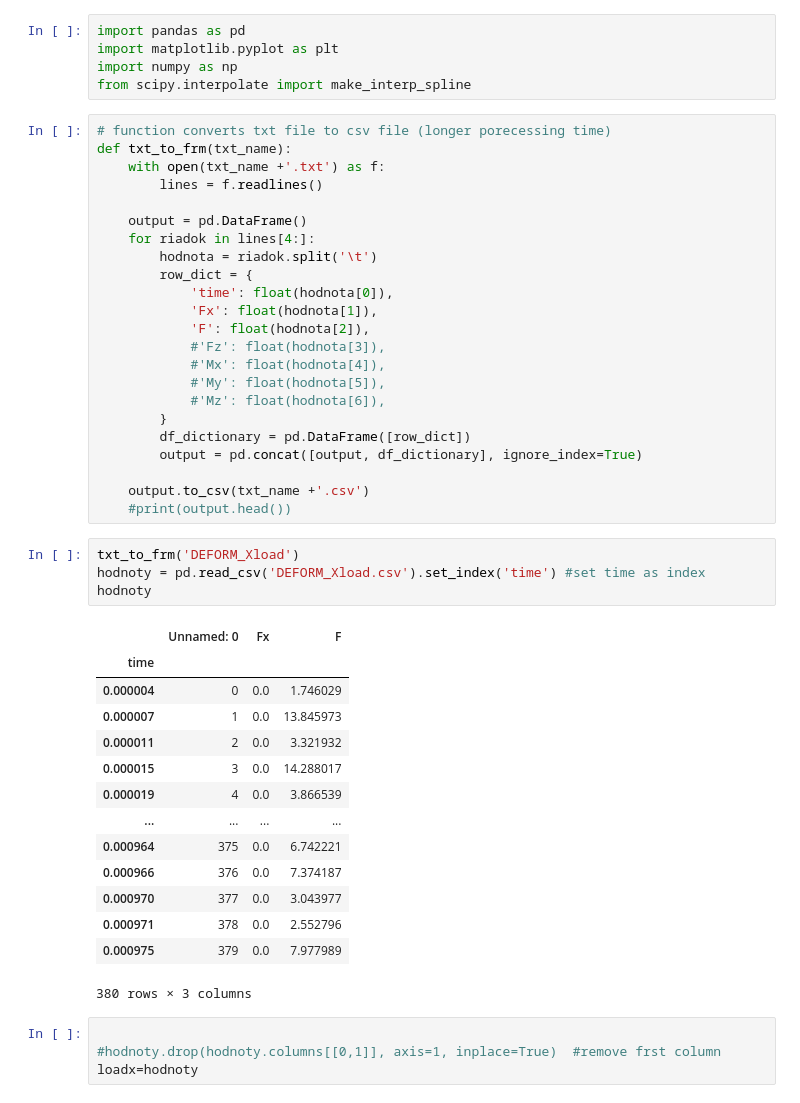
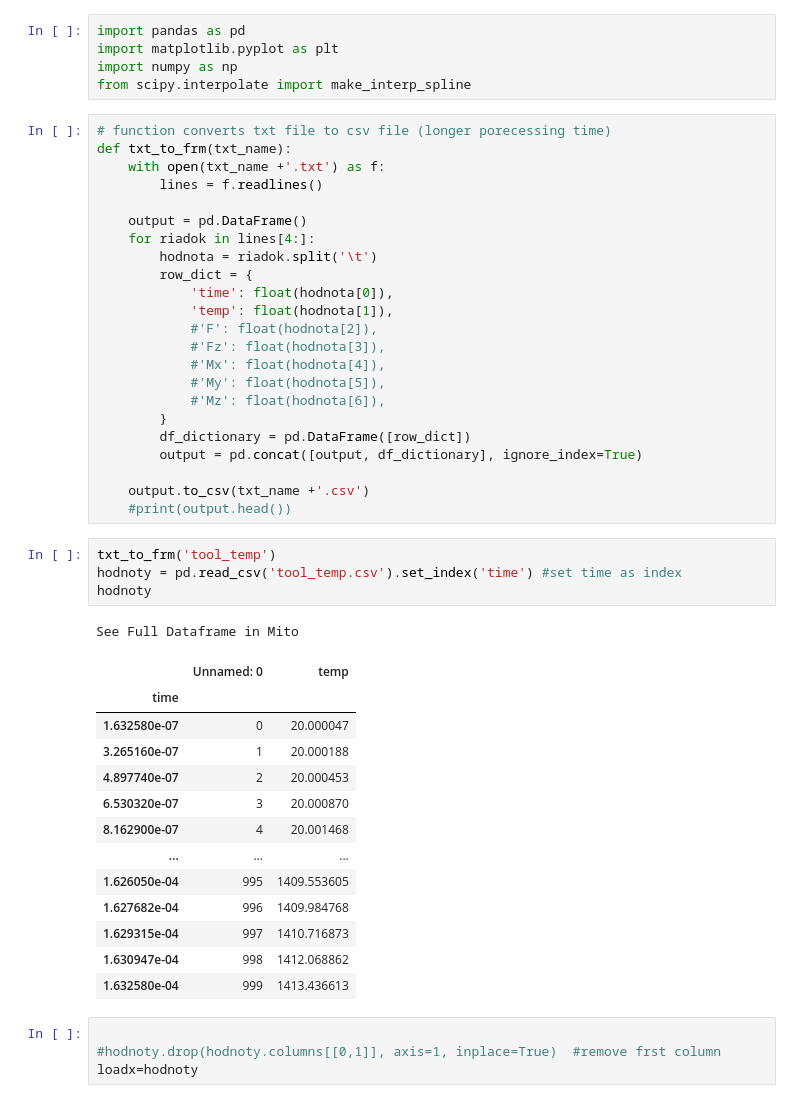
Before and after one commit to martinnecpal/MODELOVANIE-MTF, a Jupyter notebook: dataworiking/import_deform.ipynb, the cells around one changed output. Drawn from its saved outputs; the diff is of its cells as text.

```diff
--- a/dataworiking/import_deform.ipynb
+++ b/dataworiking/import_deform.ipynb
@@ -14,8 +14,8 @@ def txt_to_frm(txt_name):
 		hodnota = riadok.split('\t')
 		row_dict = {
 			'time': float(hodnota[0]),
-			'Fx': float(hodnota[1]),
-			'F': float(hodnota[2]),
+			'temp': float(hodnota[1]),
+			#'F': float(hodnota[2]),
 			#'Fz': float(hodnota[3]),
 			#'Mx': float(hodnota[4]),
 			#'My': float(hodnota[5]),
@@ -27,24 +27,24 @@ def txt_to_frm(txt_name):
 	output.to_csv(txt_name +'.csv')
 	#print(output.head())
 # %%
-txt_to_frm('DEFORM_Xload')
-hodnoty = pd.read_csv('DEFORM_Xload.csv').set_index('time') #set time as index
+txt_to_frm('tool_temp')
+hodnoty = pd.read_csv('tool_temp.csv').set_index('time') #set time as index
 hodnoty
 # %% [output]
+See Full Dataframe in Mito
-|  | Unnamed: 0 | Fx | F |
-| time |  |  |  |
-| 0.000004 | 0 | 0.0 | 1.746029 |
-| 0.000007 | 1 | 0.0 | 13.845973 |
-| 0.000011 | 2 | 0.0 | 3.321932 |
-| 0.000015 | 3 | 0.0 | 14.288017 |
-| 0.000019 | 4 | 0.0 | 3.866539 |
-| ... | ... | ... | ... |
-| 0.000964 | 375 | 0.0 | 6.742221 |
-| 0.000966 | 376 | 0.0 | 7.374187 |
-| 0.000970 | 377 | 0.0 | 3.043977 |
-| 0.000971 | 378 | 0.0 | 2.552796 |
-| 0.000975 | 379 | 0.0 | 7.977989 |
+|  | Unnamed: 0 | temp |
+| time |  |  |
+| 1.632580e-07 | 0 | 20.000047 |
+| 3.265160e-07 | 1 | 20.000188 |
+| 4.897740e-07 | 2 | 20.000453 |
+| 6.530320e-07 | 3 | 20.000870 |
+| 8.162900e-07 | 4 | 20.001468 |
+| ... | ... | ... |
+| 1.626050e-04 | 995 | 1409.553605 |
+| 1.627682e-04 | 996 | 1409.984768 |
+| 1.629315e-04 | 997 | 1410.716873 |
+| 1.630947e-04 | 998 | 1412.068862 |
+| 1.632580e-04 | 999 | 1413.436613 |
-380 rows × 3 columns
 # %%
 
 #hodnoty.drop(hodnoty.columns[[0,1]], axis=1, inplace=True)  #remove frst column
```
Also changed, not shown: parts of 5 cells of this notebook, 10 other files.
